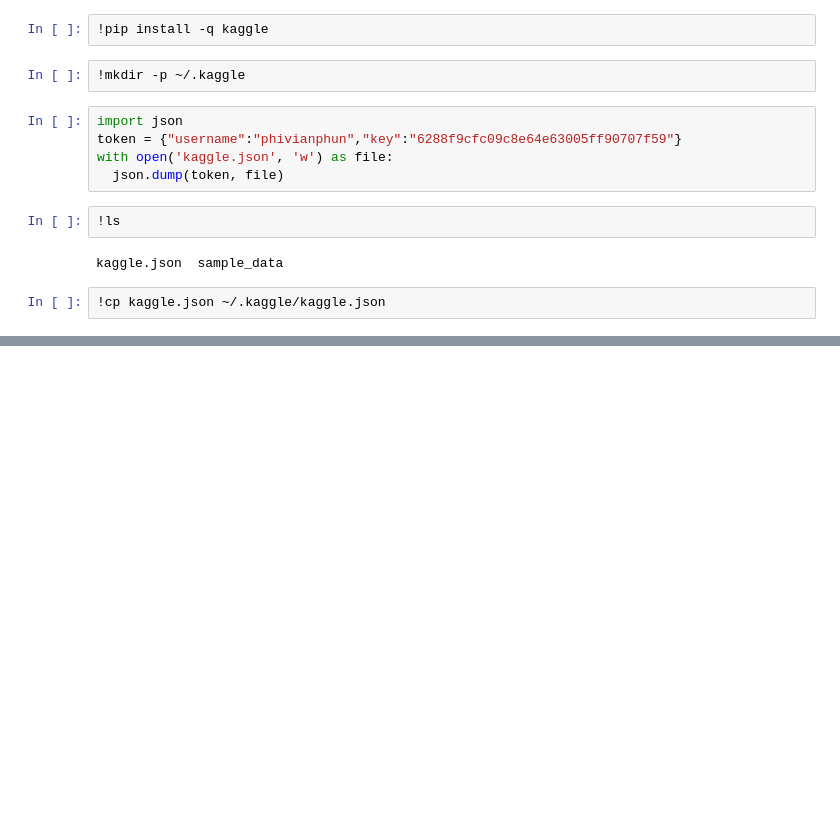
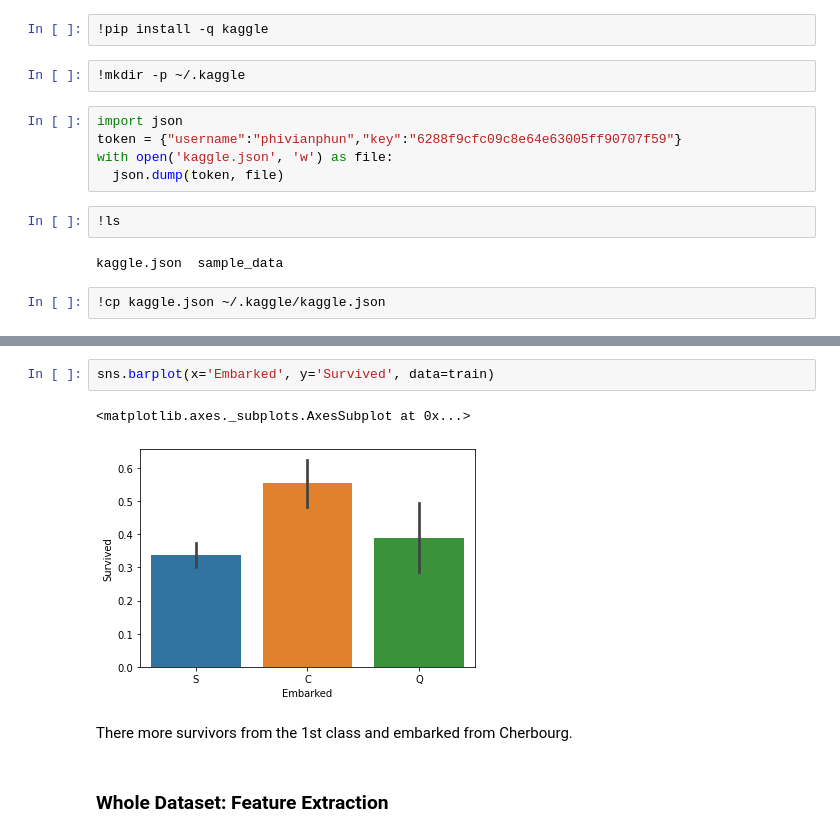
Before and after one commit to hypephib/Cadent-Interview-Problem, a Jupyter notebook: Titanic_Machine_Learning_from_Disaster.ipynb, the cells around one changed output, grey strips where cells are left out. Drawn from its saved outputs; the diff is of its cells as text; blank space fills up the shorter version.

```diff
--- a/Titanic_Machine_Learning_from_Disaster.ipynb
+++ b/Titanic_Machine_Learning_from_Disaster.ipynb
@@ -25,0 +90,9 @@ Downloading test.tsv.zip to /content
+# %%
+sns.barplot(x='Embarked', y='Survived', data=train)
+# %% [output]
+<matplotlib.axes._subplots.AxesSubplot at 0x...>
+[figure, added]
+# %% [markdown]
+There more survivors from the 1st class and embarked from Cherbourg.
+# %% [markdown]
+### Whole Dataset: Feature Extraction
```
Also changed, not shown: parts of 43 cells of this notebook, 2 other files.
